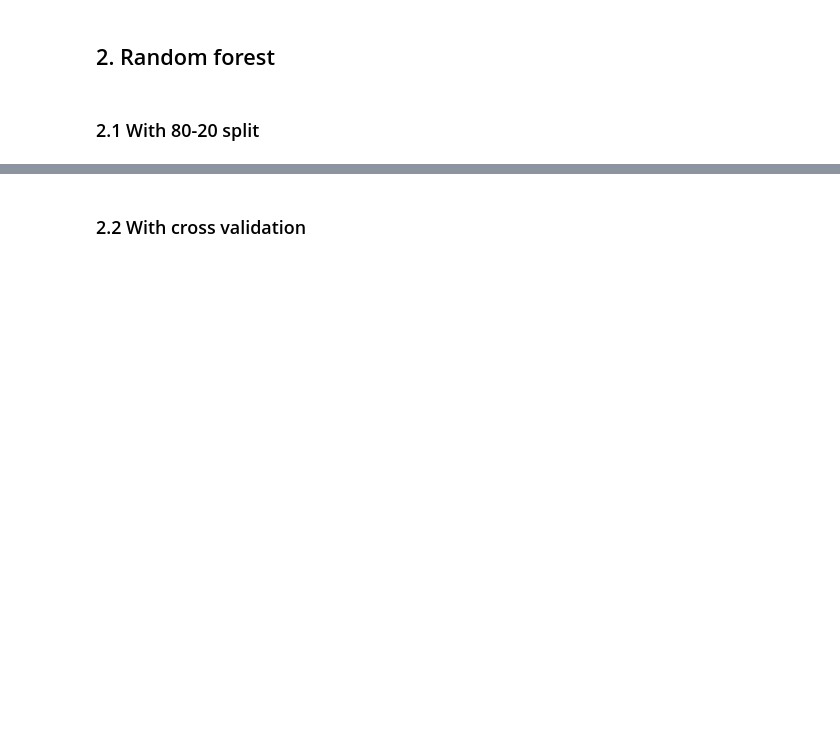
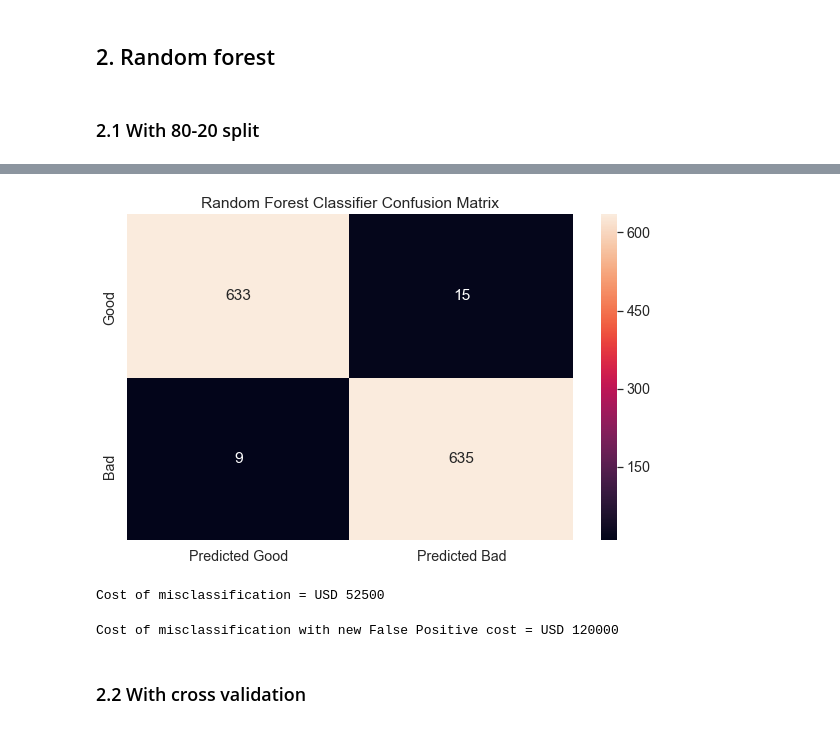
Before and after one commit to PadmajaVB/animall-assignment, a Jupyter notebook: animall-assignment.ipynb, the cells around one changed output, grey strips where cells are left out. Drawn from its saved outputs; the diff is of its cells as text; code cells hidden in the pictures; blank space fills up the shorter version.

```diff
--- a/animall-assignment.ipynb
+++ b/animall-assignment.ipynb
@@ -229,6 +281,8 @@ from sklearn.model_selection import RepeatedStratifiedKFold
 # %% [markdown]
 ### 2.1 With 80-20 split
 # %%
+X_train_up, X_val_up, y_train_up, y_val_up = train_test_split(X_up,y_up,test_size=0.2,random_state=66,shuffle=True)
+
 rf_model = RandomForestClassifier(n_estimators=100, class_weight='balanced_subsample')
 rf_model.fit(X_train_up,y_train_up)
 y_val_pred = rf_model.predict(X_val_up)
@@ -240,3 +294,23 @@ Result for Random Forest: precision=0.977, recall=0.988, f2_score=0.985
+# %%
+# Confusion matriz
+rf_model_cm = confusion_matrix(y_val_up, y_val_pred)
+visualize(rf_model_cm, model_name)
+# %% [output]
+[figure, added]
+# %%
+FP_cost = 500
+FN_cost = 5000
+cost1 = (rf_model_cm[0][1]*FP_cost)+(rf_model_cm[1][0]*FN_cost)
+print("Cost of misclassification = USD", cost1)
+# %% [output]
+Cost of misclassification = USD 52500
+# %%
+FP_cost = 5000
+FN_cost = 5000
+cost2 = (rf_model_cm[0][1]*FP_cost)+(rf_model_cm[1][0]*FN_cost)
+print("Cost of misclassification with new False Positive cost = USD", cost2)
+# %% [output]
+Cost of misclassification with new False Positive cost = USD 120000
 # %% [markdown]
 ### 2.2 With cross validation
 # %% [markdown]
```
Also changed, not shown: parts of 69 cells of this notebook, 4 other files.
